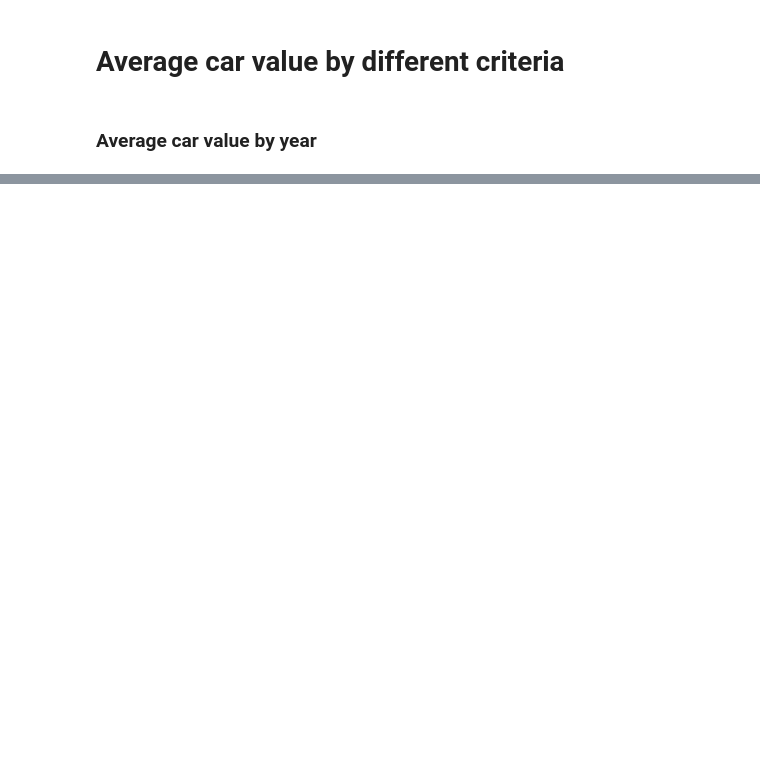
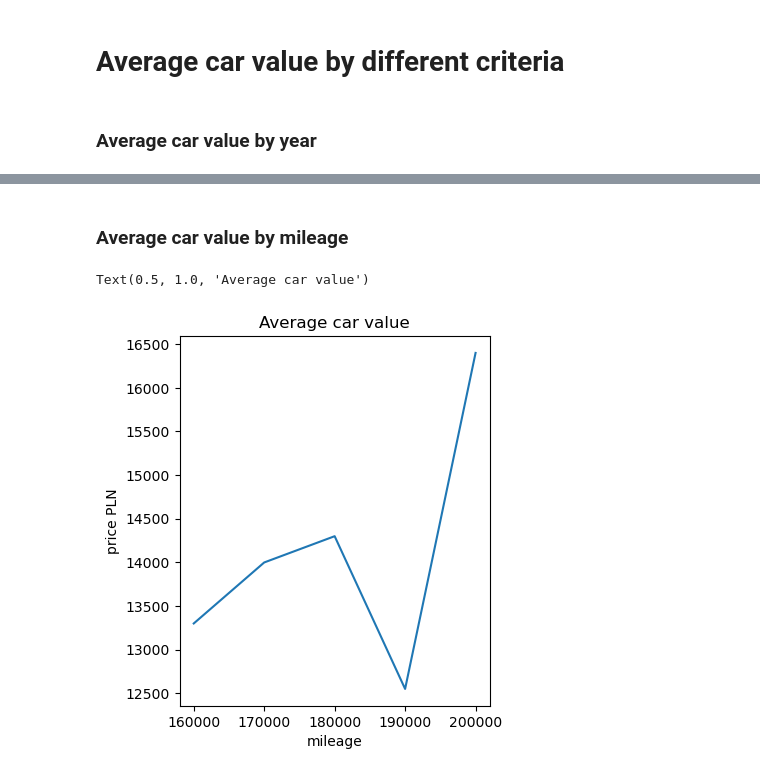
Before and after one commit to PiotrKac5/Otomoto-data-scraping, a Jupyter notebook: graphing.py.ipynb, the cells around one changed output, grey strips where cells are left out. Cells and saved outputs as stored; diff of their text form; code cells hidden in the pictures; blank space fills up the shorter version.

```diff
--- a/graphing.py.ipynb
+++ b/graphing.py.ipynb
@@ -26,0 +38,16 @@ plt.show()
+# %% [markdown]
+### Average car value by mileage
+# %%
+df_mileage = df[['mileage', 'price']]
+df_mileage['mileage'] = df_mileage['mileage'].round(-4)
+df_mileage = df_mileage.groupby('mileage').mean().reset_index()
+df_mileage['price'] = df_mileage['price'].round(0)
+plt.figure().set_figwidth((df_mileage['mileage'].max()-df_mileage['mileage'].min())//10000)
+plt.plot(df_mileage['mileage'].values, df_mileage['price'].values)
+plt.xticks(np.arange(df_mileage['mileage'].min(), df_mileage['mileage'].max()+1, step=10000))
+plt.xlabel("mileage")
+plt.ylabel("price PLN")
+plt.title("Average car value")
+# %% [output]
+Text(0.5, 1.0, 'Average car value')
+[figure, added]
```
Also changed, not shown: parts of 2 cells of this notebook, 2 other files.
